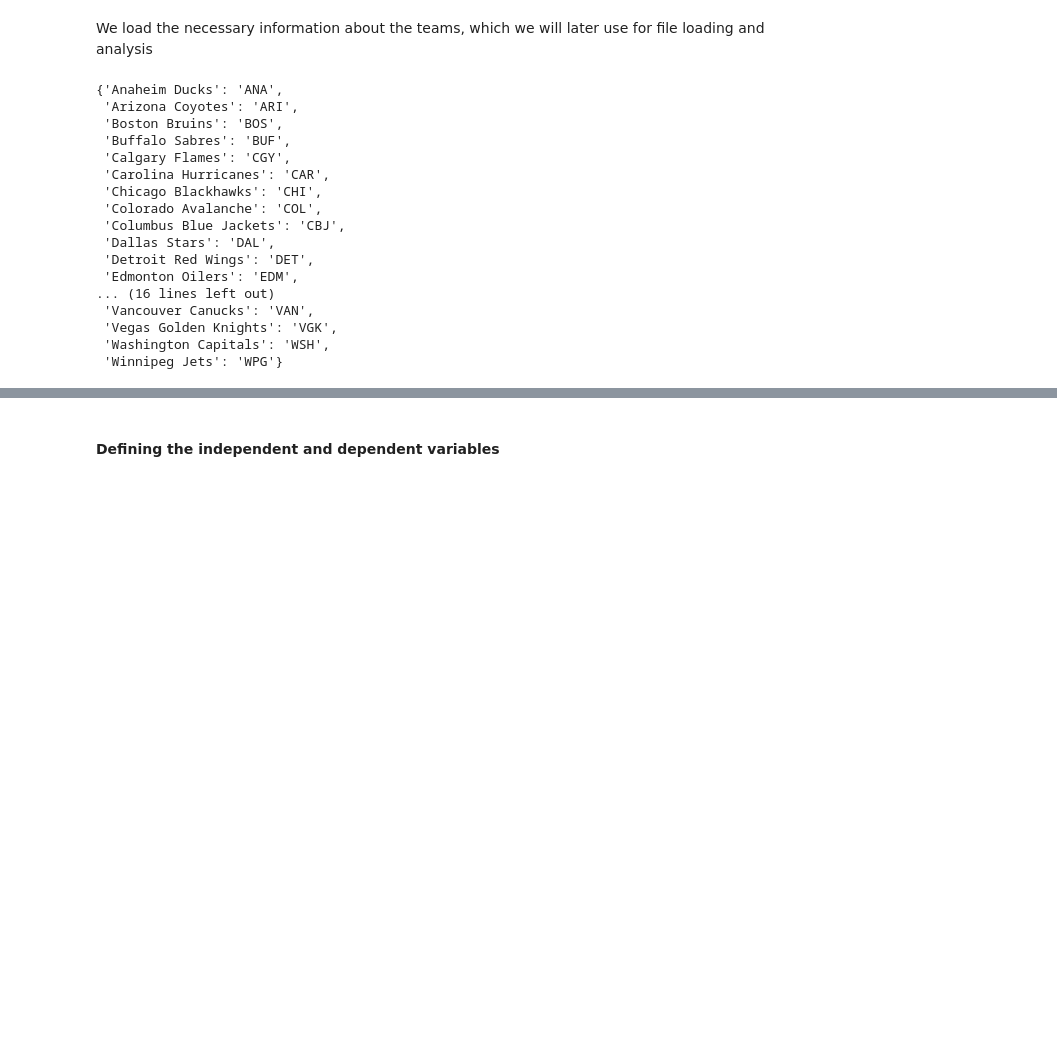
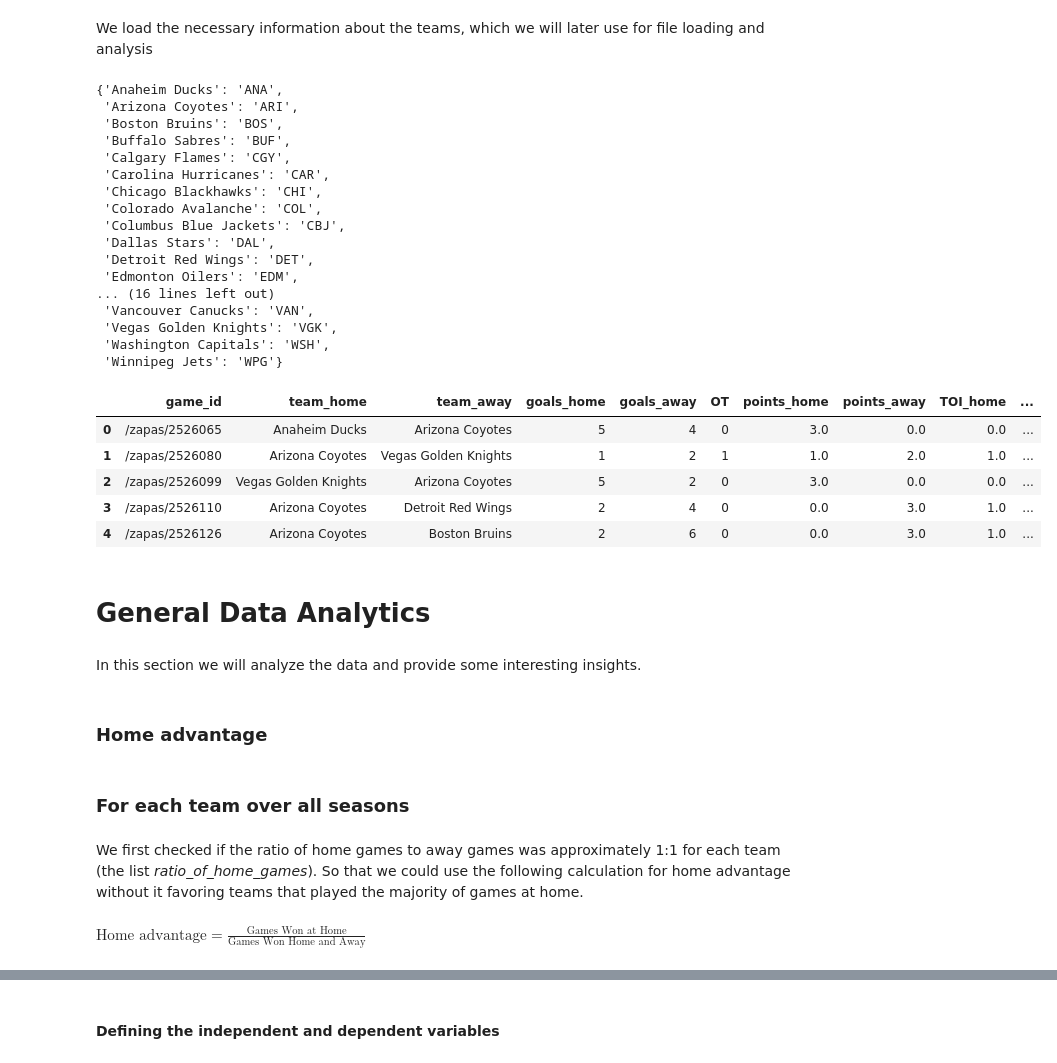
Before and after one commit to pajaKr/nhl_project, a Jupyter notebook: nhl_project.ipynb, the cells around one changed output, grey strips where cells are left out. Saved outputs shown, nothing was run; the diff lists cells and outputs as text; code cells hidden in the pictures; blank space fills up the shorter version.

```diff
--- a/nhl_project.ipynb
+++ b/nhl_project.ipynb
@@ -34,4 +38,31 @@ from ipywidgets import Dropdown
 We load the necessary information about the teams, which we will later use for file loading and analysis
 # %%
 teams_info = pd.read_csv('teams_info/teams_info.csv')
-#teams_info.head()
+all_matches = pd.read_csv('all_matches.csv')
+
+# We will be analysing the 5 most recent seasons
+seasons_used = ['2017', '2018', '2019', '2020','2021'] # 2017 is the 2017/2018 season, etc.
+
+distinct_teams = teams_info['team'].tolist() # the list of all teams
+
+#each team has its short name that was used to name the files that contain data
+teams_dict = pd.Series(teams_info.team_short.values,index=teams_info.team).to_dict()
+teams_dict
+# %% [output]
+{'Anaheim Ducks': 'ANA',
+ 'Arizona Coyotes': 'ARI',
+ 'Boston Bruins': 'BOS',
+ 'Buffalo Sabres': 'BUF',
+ 'Calgary Flames': 'CGY',
+ 'Carolina Hurricanes': 'CAR',
+ 'Chicago Blackhawks': 'CHI',
+ 'Colorado Avalanche': 'COL',
+ 'Columbus Blue Jackets': 'CBJ',
+ 'Dallas Stars': 'DAL',
+ 'Detroit Red Wings': 'DET',
+ 'Edmonton Oilers': 'EDM',
+... (16 lines left out)
+ 'Vancouver Canucks': 'VAN',
+ 'Vegas Golden Knights': 'VGK',
+ 'Washington Capitals': 'WSH',
+ 'Winnipeg Jets': 'WPG'}
@@ -43,22 +69,26 @@ distinct_teams = teams_info['team'].tolist() #the list of all teams
-# %%
-#each team has its short name that was used to name the files that contain data
-teams_dict = pd.Series(teams_info.team_short.values,index=teams_info.team).to_dict()
-teams_dict
-# %% [output]
-{'Anaheim Ducks': 'ANA',
- 'Arizona Coyotes': 'ARI',
- 'Boston Bruins': 'BOS',
- 'Buffalo Sabres': 'BUF',
- 'Calgary Flames': 'CGY',
- 'Carolina Hurricanes': 'CAR',
- 'Chicago Blackhawks': 'CHI',
- 'Colorado Avalanche': 'COL',
- 'Columbus Blue Jackets': 'CBJ',
- 'Dallas Stars': 'DAL',
- 'Detroit Red Wings': 'DET',
- 'Edmonton Oilers': 'EDM',
-... (16 lines left out)
- 'Vancouver Canucks': 'VAN',
- 'Vegas Golden Knights': 'VGK',
- 'Washington Capitals': 'WSH',
- 'Winnipeg Jets': 'WPG'}
+# %%
+all_dfs_pre = []
+for one_team in distinct_teams:
+    one_team_short = teams_dict[one_team]
+    matches_one_team = pd.read_csv(f'teams_pre-processed/{one_team_short}_pre.csv')
+    all_dfs_pre.append(matches_one_team)
+all_dfs_pre[1].head()
+# %% [output]
+|  | game_id | team_home | team_away | goals_home | goals_away | OT | points_home | points_away | TOI_home | ... |
+| 0 | /zapas/2526065 | Anaheim Ducks | Arizona Coyotes | 5 | 4 | 0 | 3.0 | 0.0 | 0.0 | ... |
+| 1 | /zapas/2526080 | Arizona Coyotes | Vegas Golden Knights | 1 | 2 | 1 | 1.0 | 2.0 | 1.0 | ... |
+| 2 | /zapas/2526099 | Vegas Golden Knights | Arizona Coyotes | 5 | 2 | 0 | 3.0 | 0.0 | 0.0 | ... |
+| 3 | /zapas/2526110 | Arizona Coyotes | Detroit Red Wings | 2 | 4 | 0 | 0.0 | 3.0 | 1.0 | ... |
+| 4 | /zapas/2526126 | Arizona Coyotes | Boston Bruins | 2 | 6 | 0 | 0.0 | 3.0 | 1.0 | ... |
+# %% [markdown]
+# General Data Analytics
+# %% [markdown]
+In this section we will analyze the data and provide some interesting insights.
+# %% [markdown]
+### Home advantage
+# %% [markdown]
+### For each team over all seasons
+# %% [markdown]
+We first checked if the ratio of home games to away games was approximately 1:1 for each team (the list *ratio_of_home_games*). So that we could use the following calculation for home advantage without it favoring teams that played the majority of games at home.
+# %% [markdown]
+$ \text{Home advantage} = \frac{\text{Games Won at Home}}{\text{Games Won Home and Away}} $
```
Also changed, not shown: parts of 157 cells of this notebook.
